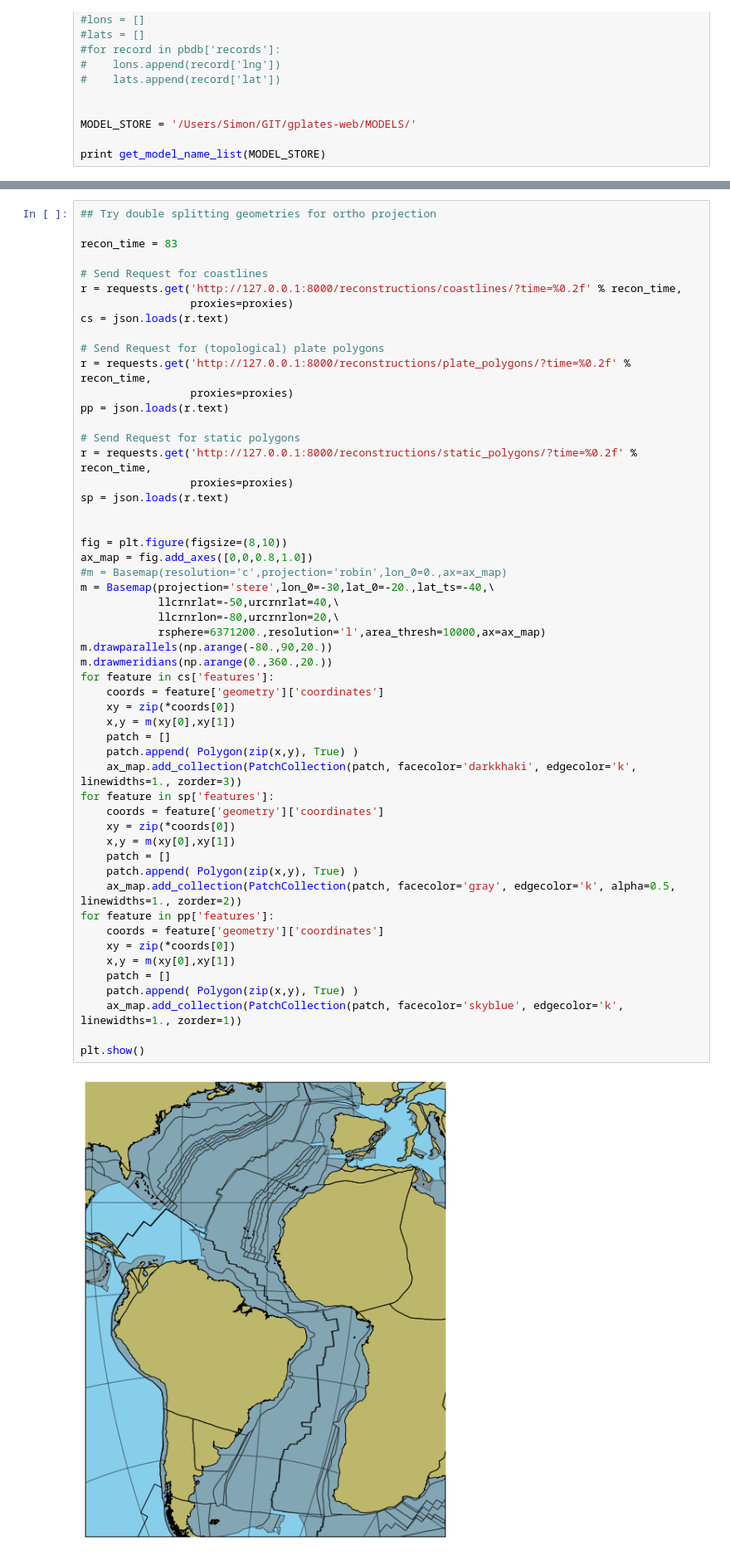
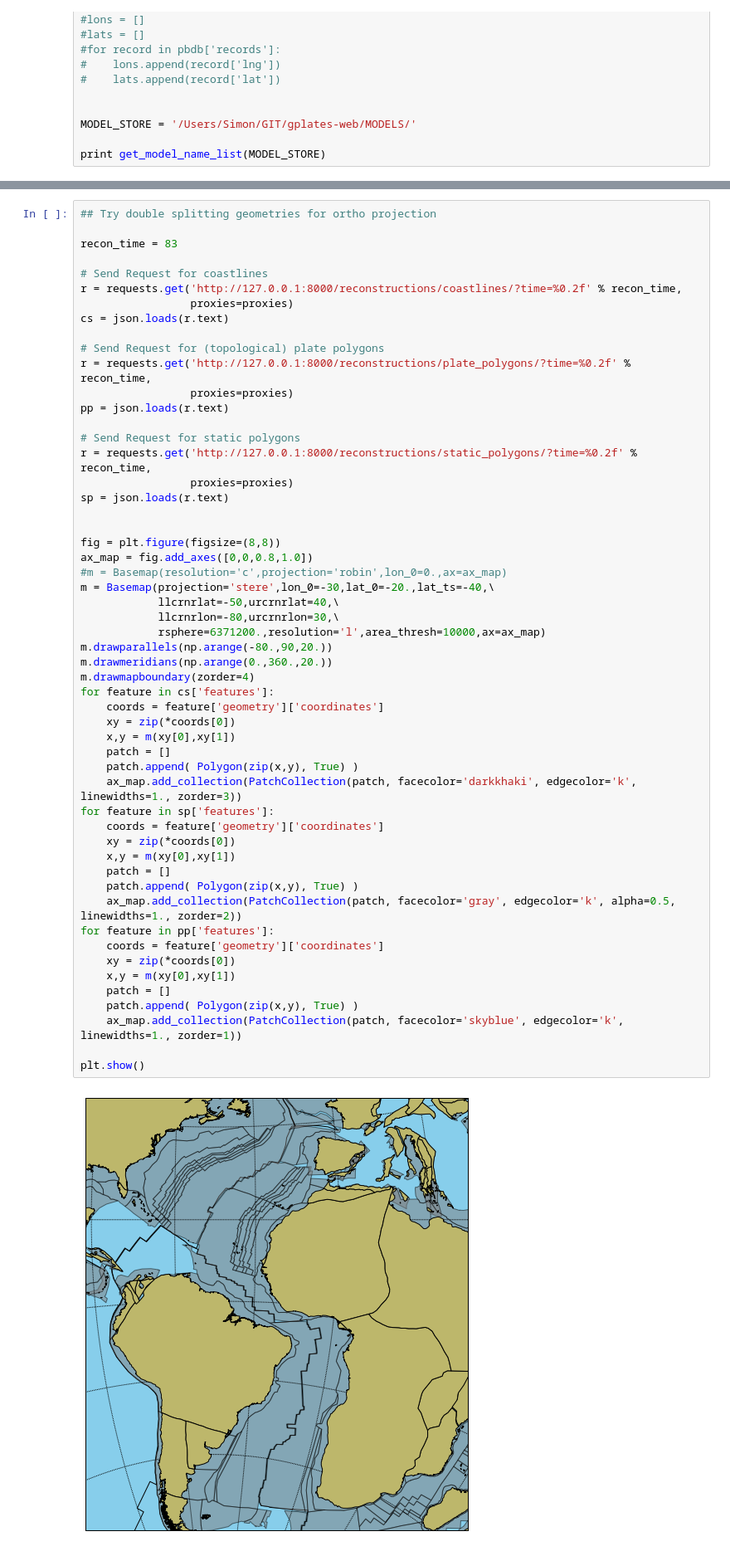
Before and after one commit to GPlates/gplates-web-service, a Jupyter notebook: python/reconstructions-as-a-service.ipynb, the cells around one changed output, grey strips where cells are left out. Shown at 83% size. Saved outputs shown, nothing was run; the diff lists cells and outputs as text.

```diff
--- a/python/reconstructions-as-a-service.ipynb
+++ b/python/reconstructions-as-a-service.ipynb
@@ -242,37 +242,38 @@ r = requests.get('http://127.0.0.1:8000/reconstructions/static_polygons/?time=%0
 sp = json.loads(r.text)
 
 
-fig = plt.figure(figsize=(8,10))
+fig = plt.figure(figsize=(8,8))
 ax_map = fig.add_axes([0,0,0.8,1.0])
 #m = Basemap(resolution='c',projection='robin',lon_0=0.,ax=ax_map)
 m = Basemap(projection='stere',lon_0=-30,lat_0=-20.,lat_ts=-40,\
             llcrnrlat=-50,urcrnrlat=40,\
-            llcrnrlon=-80,urcrnrlon=20,\
+            llcrnrlon=-80,urcrnrlon=30,\
             rsphere=6371200.,resolution='l',area_thresh=10000,ax=ax_map)
 m.drawparallels(np.arange(-80.,90,20.))
 m.drawmeridians(np.arange(0.,360.,20.))
+m.drawmapboundary(zorder=4)
 for feature in cs['features']:
     coords = feature['geometry']['coordinates']
     xy = zip(*coords[0])
     x,y = m(xy[0],xy[1])
     patch = []
     patch.append( Polygon(zip(x,y), True) )
     ax_map.add_collection(PatchCollection(patch, facecolor='darkkhaki', edgecolor='k', linewidths=1., zorder=3))
 for feature in sp['features']:
     coords = feature['geometry']['coordinates']
     xy = zip(*coords[0])
     x,y = m(xy[0],xy[1])
     patch = []
     patch.append( Polygon(zip(x,y), True) )
     ax_map.add_collection(PatchCollection(patch, facecolor='gray', edgecolor='k', alpha=0.5, linewidths=1., zorder=2))
 for feature in pp['features']:
     coords = feature['geometry']['coordinates']
     xy = zip(*coords[0])
     x,y = m(xy[0],xy[1])
     patch = []
     patch.append( Polygon(zip(x,y), True) )
     ax_map.add_collection(PatchCollection(patch, facecolor='skyblue', edgecolor='k', linewidths=1., zorder=1))
 
 plt.show()
 # %% [output]
-[figure, old version]
+[figure, new version]
```
Also changed, not shown: 3 other files.
